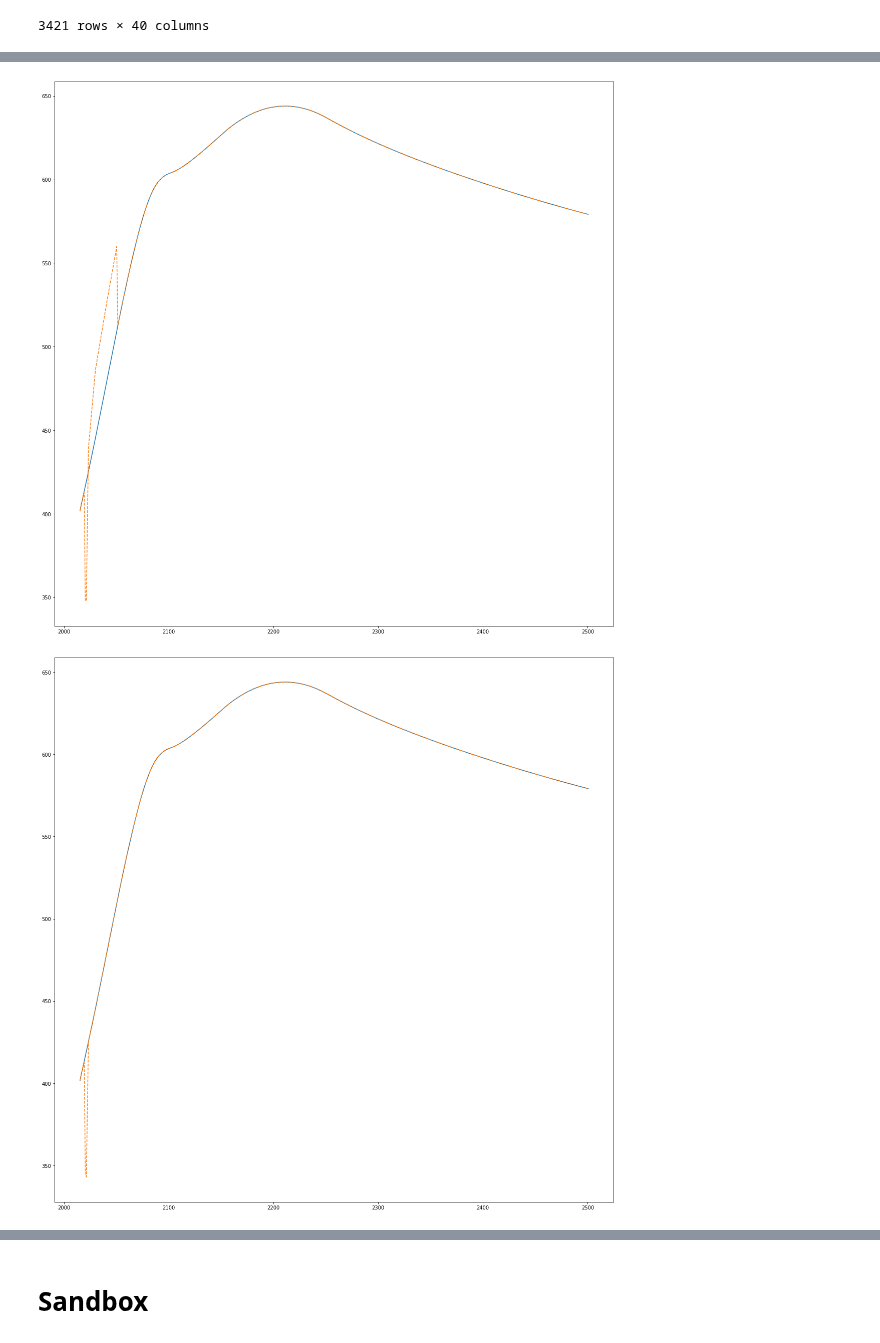
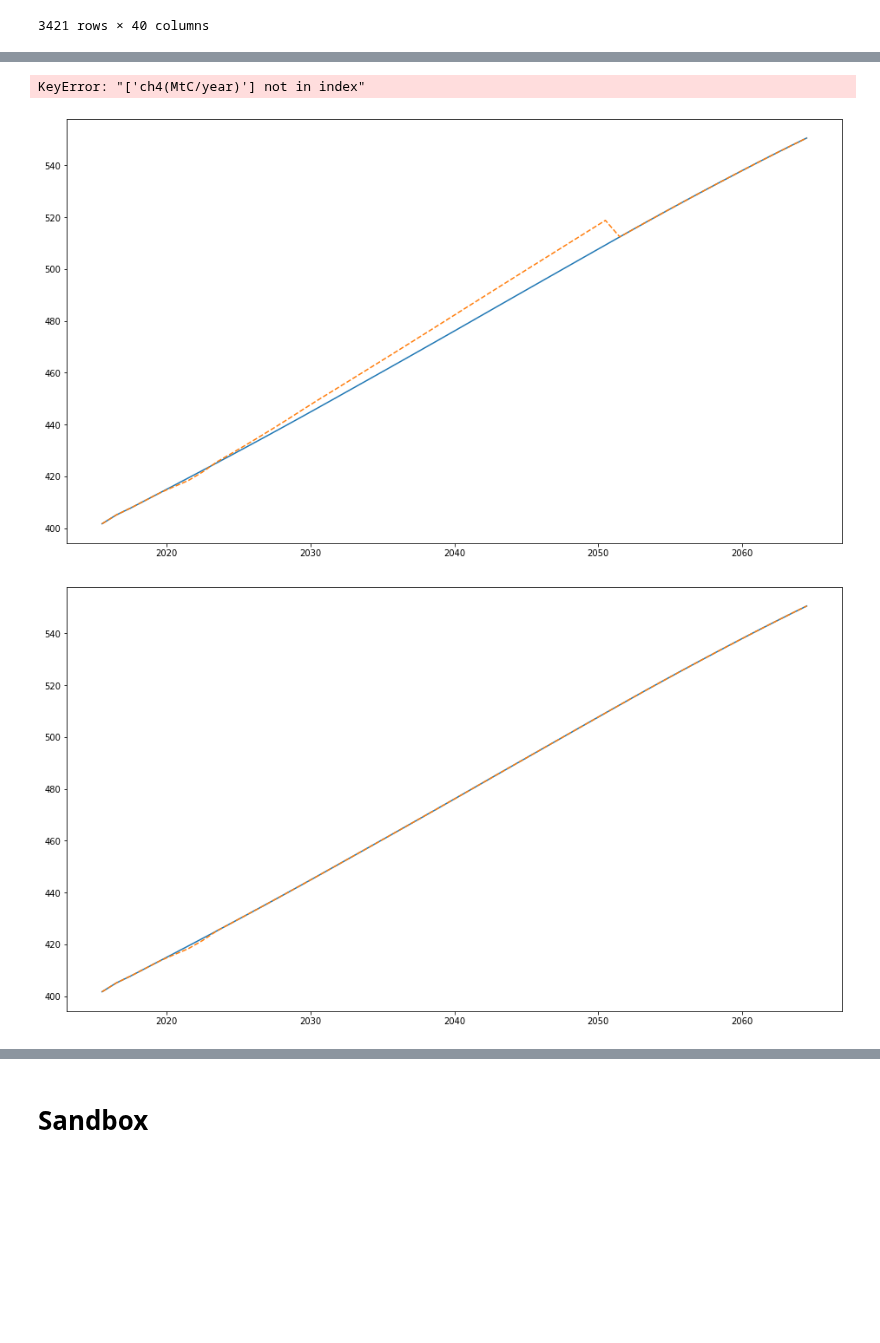
Before and after one commit to Rlamboll/modify_COVID19_netCDF_Emissions, a Jupyter notebook: calculations/WellMixedGHGCalc.ipynb, the cells around one changed output, grey strips where cells are left out. Saved outputs shown, nothing was run; the diff lists cells and outputs as text; code cells hidden in the pictures; blank space fills up the shorter version.

```diff
--- a/calculations/WellMixedGHGCalc.ipynb
+++ b/calculations/WellMixedGHGCalc.ipynb
@@ -18,7 +18,7 @@ from utils import copy_netcdf_file, insert_interpolated_point
 input_folder = "../input/"
 output_folder = "../output/"
 input_co2_mole = "mole-fraction-of-carbon-dioxide-in-air_input4MIPs_GHGConcentrations_ScenarioMIP_UoM-MESSAGE-GLOBIOM-ssp245-1-2-0_gr1-GMNHSH_2015-2500.nc"
-input_no2_mole = "mole-fraction-of-nitrous-oxide-in-air_input4MIPs_GHGConcentrations_ScenarioMIP_UoM-MESSAGE-GLOBIOM-ssp245-1-2-1_gr1-GMNHSH_201501-250012.nc"
+input_no2_mole = "mole-fraction-of-nitrous-oxide-in-air_input4MIPs_GHGConcentrations_ScenarioMIP_UoM-MESSAGE-GLOBIOM-ssp245-1-2-0_gr1-GMNHSH_2015-2500.nc"
 input_ch4_mole = "mole-fraction-of-methane-in-air_input4MIPs_GHGConcentrations_ScenarioMIP_UoM-MESSAGE-GLOBIOM-ssp245-1-2-0_gr1-GMNHSH_201501-250012.nc"
 
 # We need to know the names of relevant variables in each of the different files
@@ -28,7 +28,7 @@ key_variables = {
     "n2o": "mole_fraction_of_{}_in_air".format("nitrous_oxide"), #TODO: check this
     "ch4": "mole_fraction_of_{}_in_air".format("methane"), #TODO: check this
 }
-path_var_names = {"co2": "co2(GtC/year)", "n2o": "n2o(MtC/year)", "ch4": "ch4(MtC/year)"}
+path_var_names = {"co2": "co2(GtC/year)", "n2o": "n2o(Mt(N2)/year)", "ch4": "ch4(MtC/year)"}
 
 # input_co2_air = "CO2-em-AIR-anthro_input4MIPs_emissions_ScenarioMIP_IAMC-MESSAGE-GLOBIOM-ssp245-1-1_gn_201501-210012.nc"
 
@@ -69,5 +69,3 @@ def calc_means(df, year_range):
     for year in year_range:
         to_return["mean"][year] = np.nanmean(df[df["year"].floordiv(1) == year][df.columns[1]])
     return to_return
-# %%
-baseline_means = calc_means(baseline[["year", "co2(GtC/year)"]], year_range)
@@ -83,30 +72,32 @@ baseline_means.head()
 # %%
 def make_year_into_days(year):
     return (year - 1850 + 0.5) * 365 # The calendar is defined using the 365 day calendar.
-# %%
-gas = "co2"
-gas_file = gases[gas]
-key_variable = key_variables[gas]
 # %%
-for fileind in range(len(pathway_files)): # TODO: use all
-    file = pathway_files[fileind]
-    scenario_string = file.split("_")[0]
-    data = copy_netcdf_file(gas_file, input_folder, output_folder, scenario_string)
-    output = data.variables[key_variable][...]
-    path_df = pd.read_excel(mod_input_folder + file, header=0, index_col=0)
-    if gas == "co2":
-        path_df["co2(GtC/year)"] = path_df["co2_fossil(GtC/year)"] + path_df["co2_land(GtC/year)"]
-    path_means = calc_means(path_df[["year", path_var_names[gas]]], year_range)
-    for time in year_range:
-        timeind = np.where(data.variables["time"][:] == make_year_into_days(time))[0]
-        time_factor = path_means.loc[time] / baseline_means.loc[time]
-        output[timeind, ...] *= time_factor[0]
-    # good_times = np.where(data.variables["time"][:] <= make_year_into_days(max(year_range)))[0] # use to limit time dur
-    plt.figure(figsize=(20, 20))
-    plt.plot(data.variables["time"][:] / 365 + 1850, data.variables[key_variable][:, 1])
-    plt.plot(data.variables["time"][:] / 365 + 1850, output[:, 1], linestyle="--")
-    data.variables[key_variable][:, :] = output
-    data.close()
+for gas, gas_file in gases.items():
+    key_variable = key_variables[gas]
+    for fileind in range(len(pathway_files)):
+        file = pathway_files[fileind]
+        scenario_string = file.split("_")[0]
+        data = copy_netcdf_file(gas_file, input_folder, output_folder, scenario_string)
+        output = data.variables[key_variable][...]
+        path_df = pd.read_excel(mod_input_folder + file, header=0, index_col=0)
+        if gas == "co2":
+            path_df["co2(GtC/year)"] = path_df["co2_fossil(GtC/year)"] + path_df["co2_land(GtC/year)"]
+        baseline_means = calc_means(baseline[["year", path_var_names[gas]]], year_range)
+        path_means = calc_means(path_df[["year", path_var_names[gas]]], year_range)
+        t0 = np.where(data.variables["time"][:] == make_year_into_days(2019))[0]
+        conc_at_t0 = output[t0, :]
+        for time in year_range:
+            timeind = np.where(data.variables["time"][:] == make_year_into_days(time))[0]
+            time_factor = path_means.loc[time] / baseline_means.loc[time]
+            output[timeind, ...] = (output[timeind, :] - conc_at_t0[0, :]) * time_factor[0] + conc_at_t0[0, :]
+        # good_times = np.where(data.variables["time"][:] <= make_year_into_days(max(year_range)))[0] # use to limit time dur
+        plt.figure(figsize=(16, 9))
+        plt.plot(data.variables["time"][:50] / 365 + 1850, data.variables[key_variable][:50, 1])
+        plt.plot(data.variables["time"][:50] / 365 + 1850, output[:50, 1], linestyle="--")
+        data.variables[key_variable][:, :] = output
+        data.close()
 # %% [output]
+KeyError: "['ch4(MtC/year)'] not in index"
-[figure, old version]
+[figure, new version]
-[figure, old version]
+[figure, new version]
```
Also changed, not shown: parts of 9 cells of this notebook.
